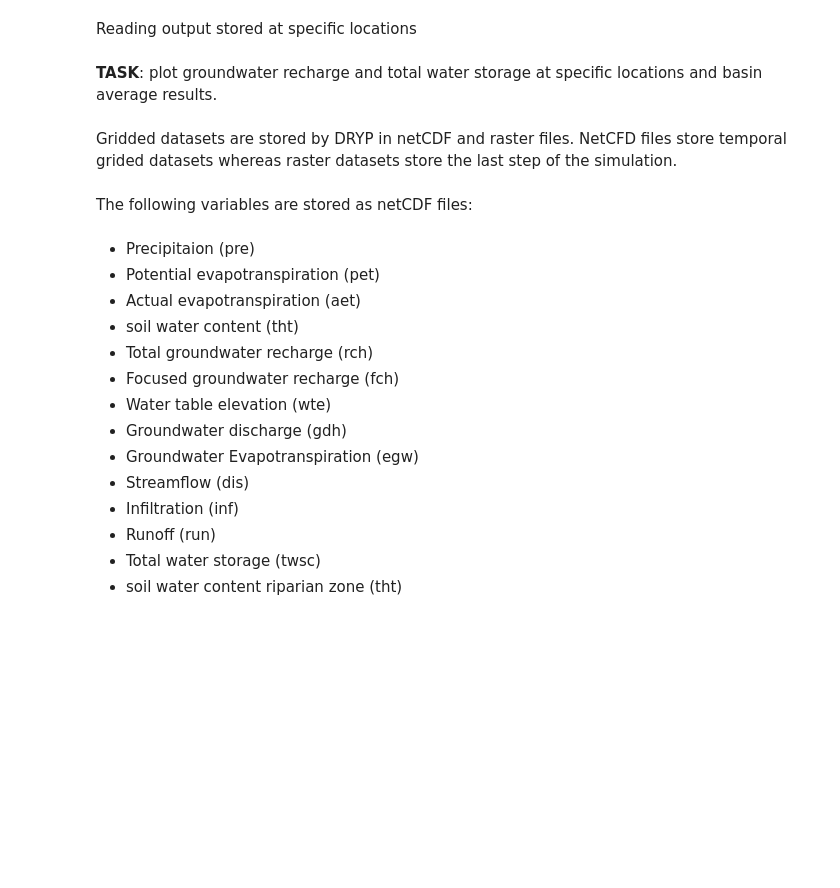
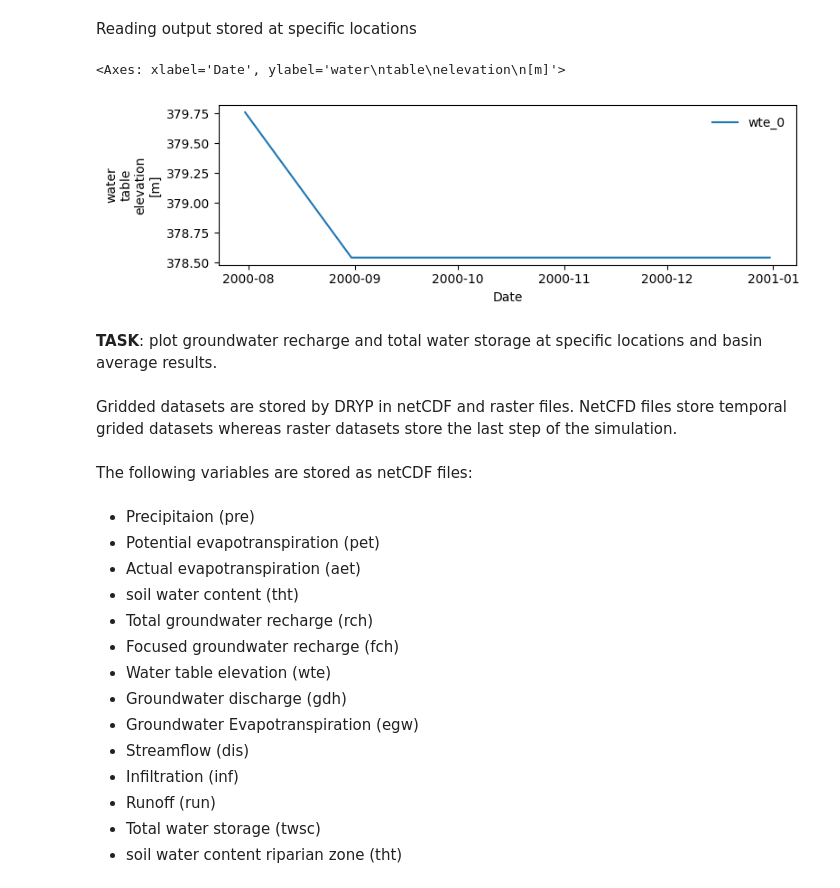
Before and after one commit to AndresQuichimbo/CUWALID-Example, a Jupyter notebook: Training/DRYP/catchment/04_DRYP_post_processing.ipynb, the cells around one changed output. Saved outputs shown, nothing was run; the diff lists cells and outputs as text; code cells hidden in the pictures; blank space fills up the shorter version.

```diff
--- a/Training/DRYP/catchment/04_DRYP_post_processing.ipynb
+++ b/Training/DRYP/catchment/04_DRYP_post_processing.ipynb
@@ -98,6 +155,14 @@ for ifnamesim in fnamesim:
 # uncomment this line and save it in a local directory
 #fname_out = 'd:/HAD_basins/basin_postpp/fig/Juba_streamflow.png'
 #fig.savefig(fname_out, dpi=300)
+# %%
+# call the function to plot point values at locations specified in the model parameter file
+plotcwld.plot_point_var(os.path.join(global_path, path_outputs.path_csv["point"]["wte"]),
+                        fields=["wte_0"],
+                        delta_t="1M")
+# %% [output]
+<Axes: xlabel='Date', ylabel='water\ntable\nelevation\n[m]'>
+[figure, added]
 # %% [markdown]
 **TASK**: plot groundwater recharge and total water storage at specific locations and basin average results.
 # %% [markdown]
```
Also changed, not shown: parts of 36 cells of this notebook, 1 other file.
